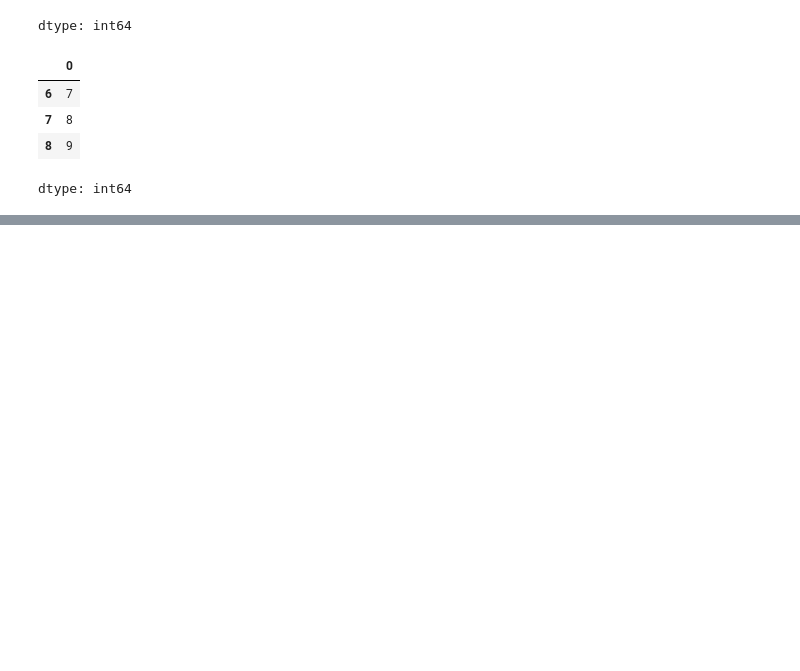
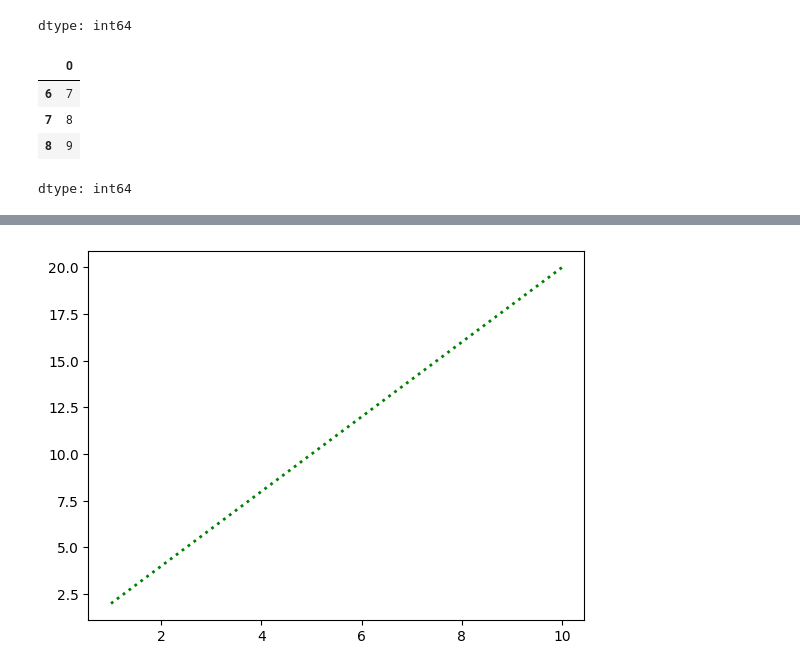
Before and after one commit to patansulthana-student/pandas-practice, a Jupyter notebook: Pandas_Series_and_DataFrame_Practice.ipynb, the cells around one changed output, grey strips where cells are left out. Saved outputs shown, nothing was run; the diff lists cells and outputs as text; code cells hidden in the pictures; blank space fills up the shorter version.

```diff
--- a/Pandas_Series_and_DataFrame_Practice.ipynb
+++ b/Pandas_Series_and_DataFrame_Practice.ipynb
@@ -132,0 +334,7 @@ dtype: int64
+# %%
+# Changing Line Aesthetics
+
+plt.plot(x, y, color='g', linestyle=':', linewidth=2)
+plt.show()
+# %% [output]
+[figure, added]
```
Also changed, not shown: parts of 18 cells of this notebook.
